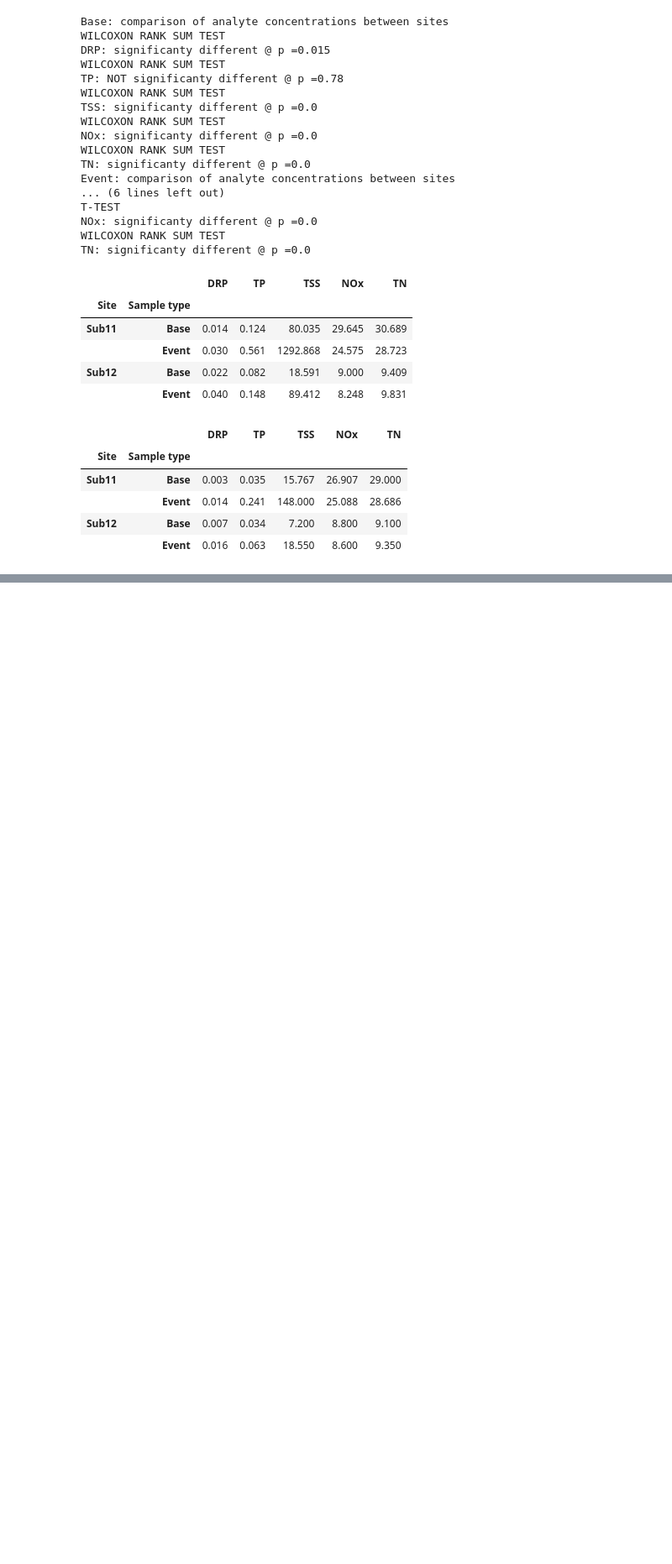
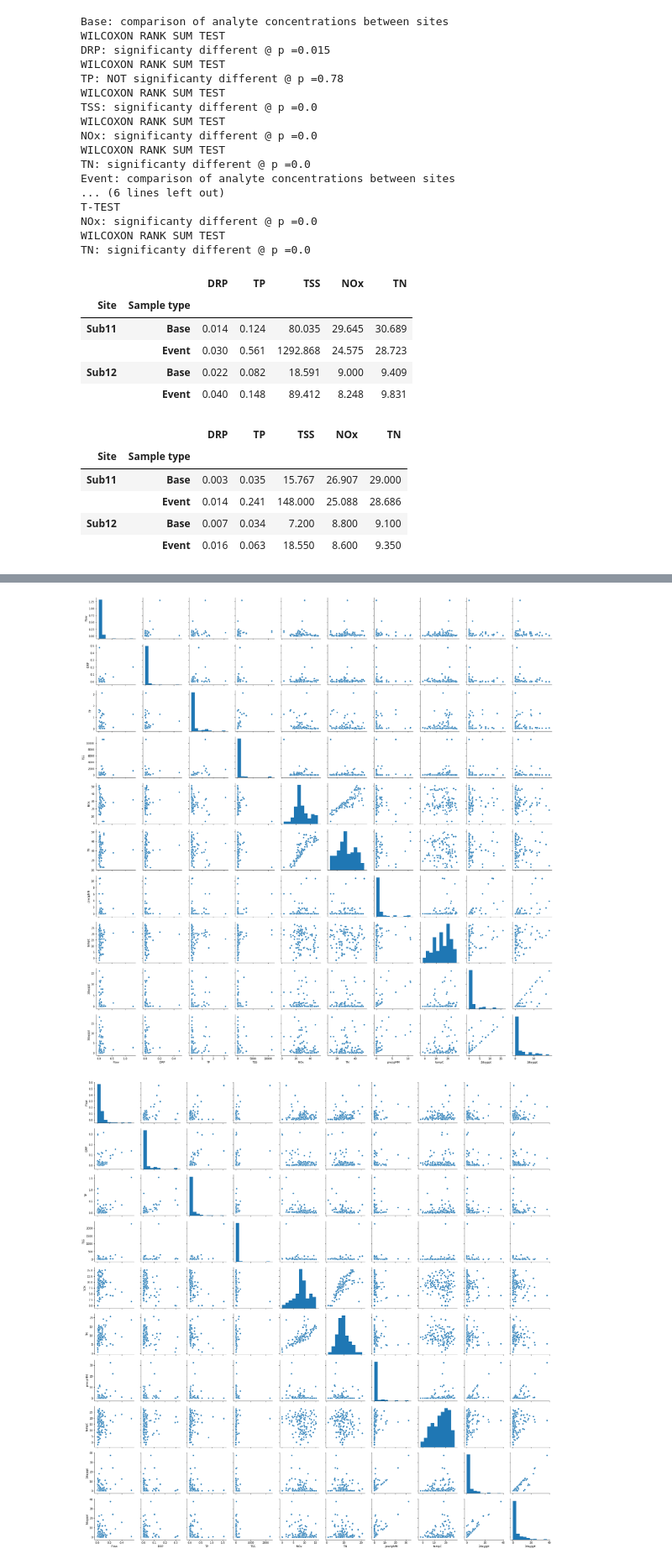
Before and after one commit to jiyeow/jy_project, a Jupyter notebook: ABE516x_finalproject.ipynb, the cells around one changed output, grey strips where cells are left out. Shown at 84% size. Cells and saved outputs as stored; diff of their text form; code cells hidden in the pictures; blank space fills up the shorter version.

```diff
--- a/ABE516x_finalproject.ipynb
+++ b/ABE516x_finalproject.ipynb
@@ -519,0 +531,4 @@ data_median
+# %%
+weather_data['2dayppt'] = weather_data['precipMM'] + weather_data['precipMM'].shift(+1)
+weather_data['3dayppt'] = weather_data['precipMM'] + weather_data['precipMM'].shift(+1) + weather_data['precipMM'].shift(+2)
+weather_data.head()
@@ -519,0 +542,6 @@ data_median
+# %%
+# convert Date from object to datetime so that it can merge with the other dataset
+from datetime import datetime
+print(weather_data.dtypes)
+weather_data['Date'] =  pd.to_datetime(weather_data['Date'], format='%Y-%m-%d')
+print(weather_data.dtypes)
@@ -519,0 +561,4 @@ data_median
+# %%
+data_corr_11 = data_11
+data_corr_12 = data_12
+data_corr_12.head()
@@ -519,0 +572,5 @@ data_median
+# %%
+# merge weather and nutrient dataset
+data_corr_11 = pd.merge(data_corr_11, weather_data, on='Date')
+data_corr_12 = pd.merge(data_corr_12, weather_data, on='Date')
+data_corr_12.head()
@@ -519,0 +584,15 @@ data_median
+# %%
+# create pairplots
+
+list_of_dataset = [data_corr_11, data_corr_12]
+data_corr_11.name = 'Sub11'
+data_corr_12.name = 'Sub12'
+
+for m in list_of_dataset:
+    feature_list = list(m.columns[0:14])
+    feature = m[feature_list]
+    corr_pp_fig = sns.pairplot(feature)
+    corr_pp_fig.savefig(('corr_pp' + m.name), dpi=fig.dpi)
+# %% [output]
+[figure, added]
+[figure, added]
```
Also changed, not shown: parts of 13 cells of this notebook, 2 other files.
